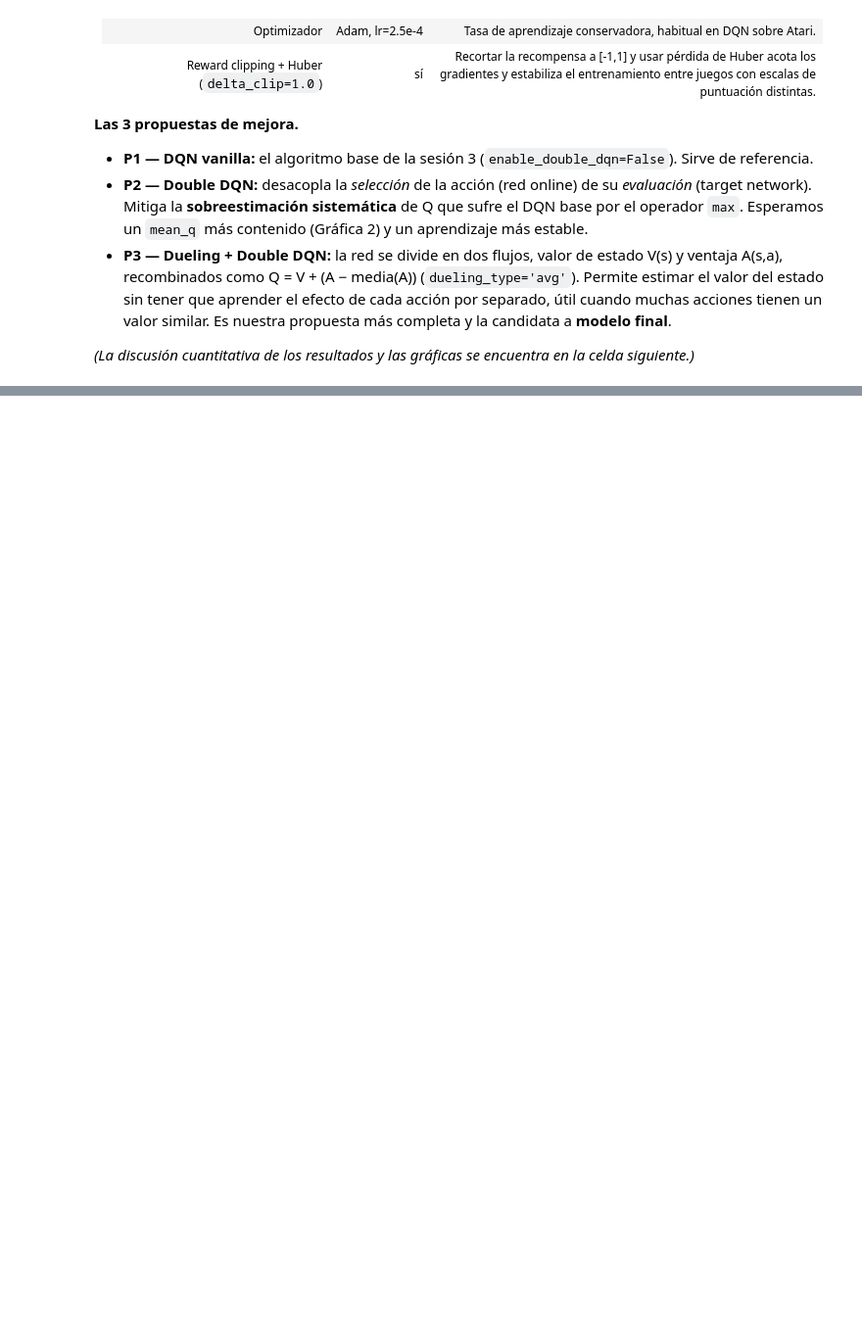
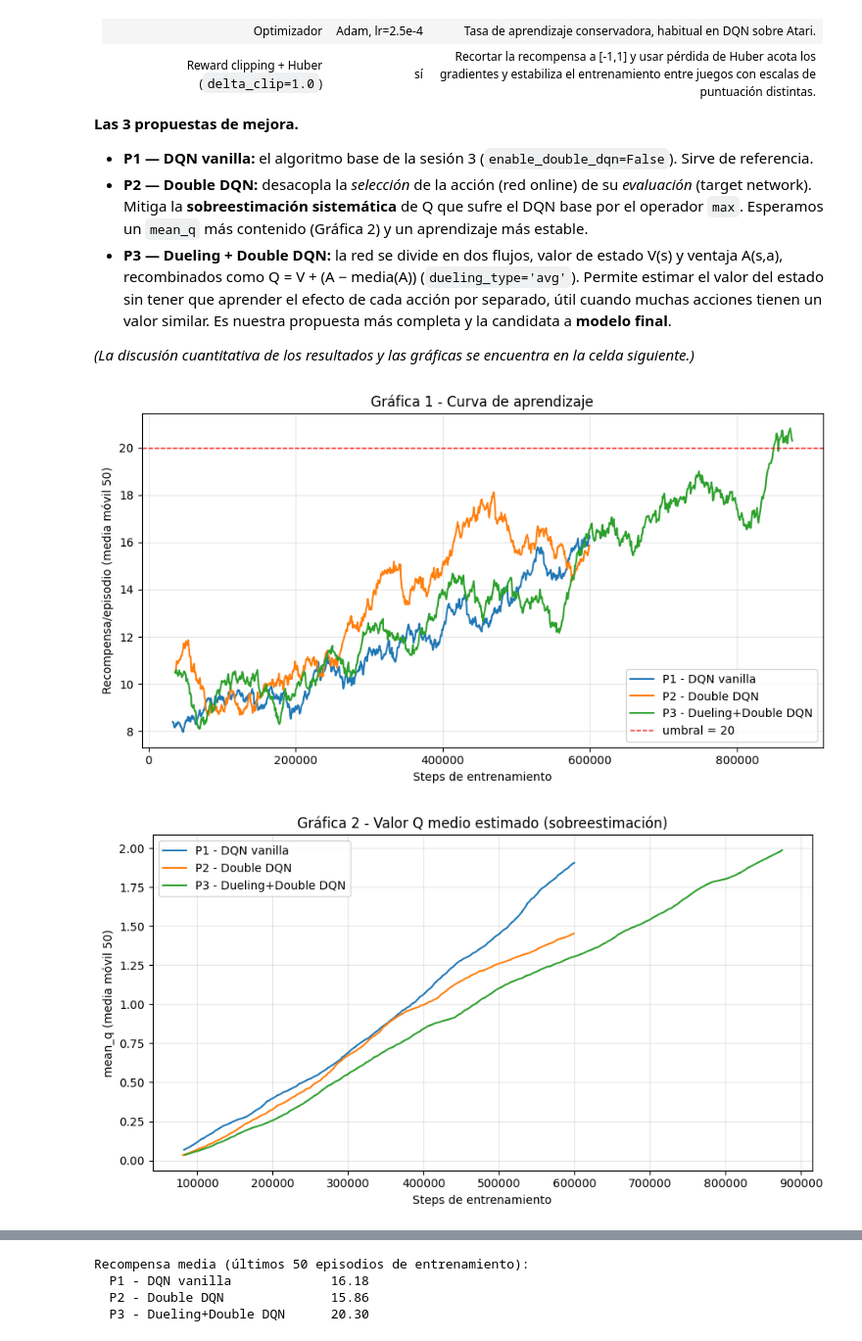
Before and after one commit to migueleter/08MIAR_10_B_2025-26_Aprendizaje-por-refuerzo---Proyecto-de-programacion, a Jupyter notebook: Proyecto_08MIAR_Grupo3.ipynb, the cells around one changed output, grey strips where cells are left out. Shown at 98% size. Drawn from its saved outputs; the diff is of its cells as text; code cells hidden in the pictures; blank space fills up the shorter version.

Commit message:
Añadidas graficas comparativas y discusion de resultados del modelo final

```diff
--- a/Proyecto_08MIAR_Grupo3.ipynb
+++ b/Proyecto_08MIAR_Grupo3.ipynb
@@ -447,3 +447,74 @@ print("¿Supera el umbral 20? {}".format("SÍ" if rewards.mean() > 20 else "NO")
 - **P3 — Dueling + Double DQN:** la red se divide en dos flujos, valor de estado V(s) y ventaja A(s,a), recombinados como Q = V + (A − media(A)) (`dueling_type='avg'`). Permite estimar el valor del estado sin tener que aprender el efecto de cada acción por separado, útil cuando muchas acciones tienen un valor similar. Es nuestra propuesta más completa y la candidata a **modelo final**.
 
 *(La discusión cuantitativa de los resultados y las gráficas se encuentra en la celda siguiente.)*
+# %%
+# =====================================================================
+# PARTE 3.3 - Gráficas comparativas de las 3 propuestas
+# ---------------------------------------------------------------------
+# Cargamos los logs JSON (FileLogger) de cada variante y comparamos su
+# evolución durante el entrenamiento (1 punto por episodio).
+# =====================================================================
+import json
+import matplotlib.pyplot as plt
+
+VARIANT_INFO = [
+    ('vanilla', 'P1 - DQN vanilla',        'tab:blue'),
+    ('double',  'P2 - Double DQN',          'tab:orange'),
+    ('dueling', 'P3 - Dueling+Double DQN',  'tab:green'),
+]
+
+def load_log(variant):
+    fname = 'dqn_{}_{}_log.json'.format(env_name, variant)
+    if not os.path.exists(fname):
+        return None
+    with open(fname) as f:
+        d = json.load(f)
+    order = np.argsort(d['episode'])           # ordenamos por episodio por seguridad
+    return {k: np.array(v)[order] for k, v in d.items() if isinstance(v, list)}
+
+def smooth(steps, y, w=50):
+    """Media móvil de ventana w; recorta x para mantener el alineamiento."""
+    y = np.asarray(y, dtype='float32'); steps = np.asarray(steps)
+    if len(y) < 2:
+        return steps, y
+    w = int(min(w, len(y)))
+    ys = np.convolve(y, np.ones(w) / w, mode='valid')
+    return steps[w - 1:], ys
+
+logs = {v: load_log(v) for v, _, _ in VARIANT_INFO}
+
+def plot_metric(metric, ylabel, title, w=50, hline=None):
+    plt.figure(figsize=(9, 5))
+    for v, label, color in VARIANT_INFO:
+        d = logs[v]
+        if d is None or metric not in d or len(d[metric]) == 0:
+            continue
+        xs, ys = smooth(d['nb_steps'], d[metric], w)
+        plt.plot(xs, ys, color=color, label=label)
+    if hline is not None:
+        plt.axhline(hline, color='red', ls='--', lw=1, label='umbral = {}'.format(hline))
+    plt.xlabel('Steps de entrenamiento'); plt.ylabel(ylabel)
+    plt.title(title); plt.legend(); plt.grid(alpha=.3); plt.tight_layout(); plt.show()
+
+# Gráfica 1 - Curva de aprendizaje (recompensa por episodio, con reward clipping)
+plot_metric('episode_reward', 'Recompensa/episodio (media móvil 50)',
+            'Gráfica 1 - Curva de aprendizaje', w=50, hline=20)
+
+# Gráfica 2 - Valor Q medio estimado: muestra la sobreestimación que Double DQN mitiga
+plot_metric('mean_q', 'mean_q (media móvil 50)',
+            'Gráfica 2 - Valor Q medio estimado (sobreestimación)', w=50)
+
+# Gráfica 3 - Pérdida de entrenamiento (Huber)
+plot_metric('loss', 'Loss Huber (media móvil 50)',
+            'Gráfica 3 - Evolución de la pérdida', w=50)
+
+# Resumen numérico
+print("Recompensa media (últimos 50 episodios de entrenamiento):")
+for v, label, _ in VARIANT_INFO:
+    d = logs[v]
+    if d is None or len(d.get('episode_reward', [])) == 0:
+        print("  {:<28} sin datos".format(label)); continue
+    print("  {:<28} {:.2f}".format(label, float(np.mean(d['episode_reward'][-50:]))))
+# %% [output]
+[figure, added]
+[figure, added]
@@ -449,0 +522,4 @@ print("¿Supera el umbral 20? {}".format("SÍ" if rewards.mean() > 20 else "NO")
+Recompensa media (últimos 50 episodios de entrenamiento):
+  P1 - DQN vanilla             16.18
+  P2 - Double DQN              15.86
+  P3 - Dueling+Double DQN      20.30
```
Also changed, not shown: parts of 3 cells of this notebook.
